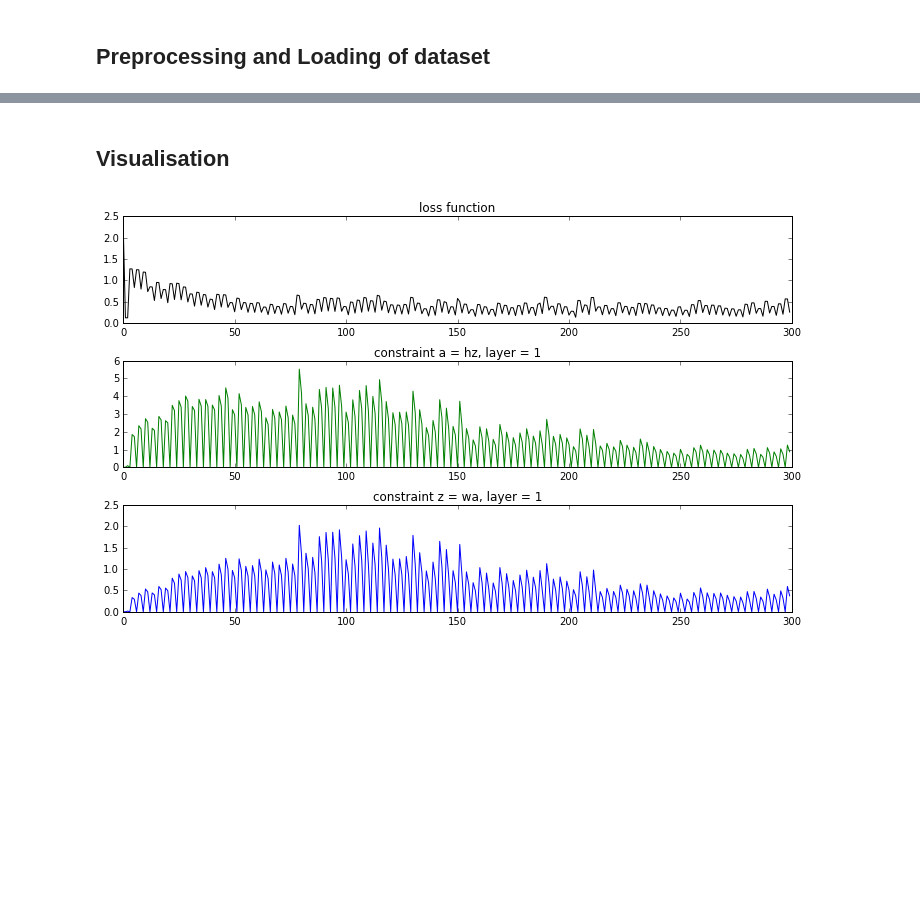
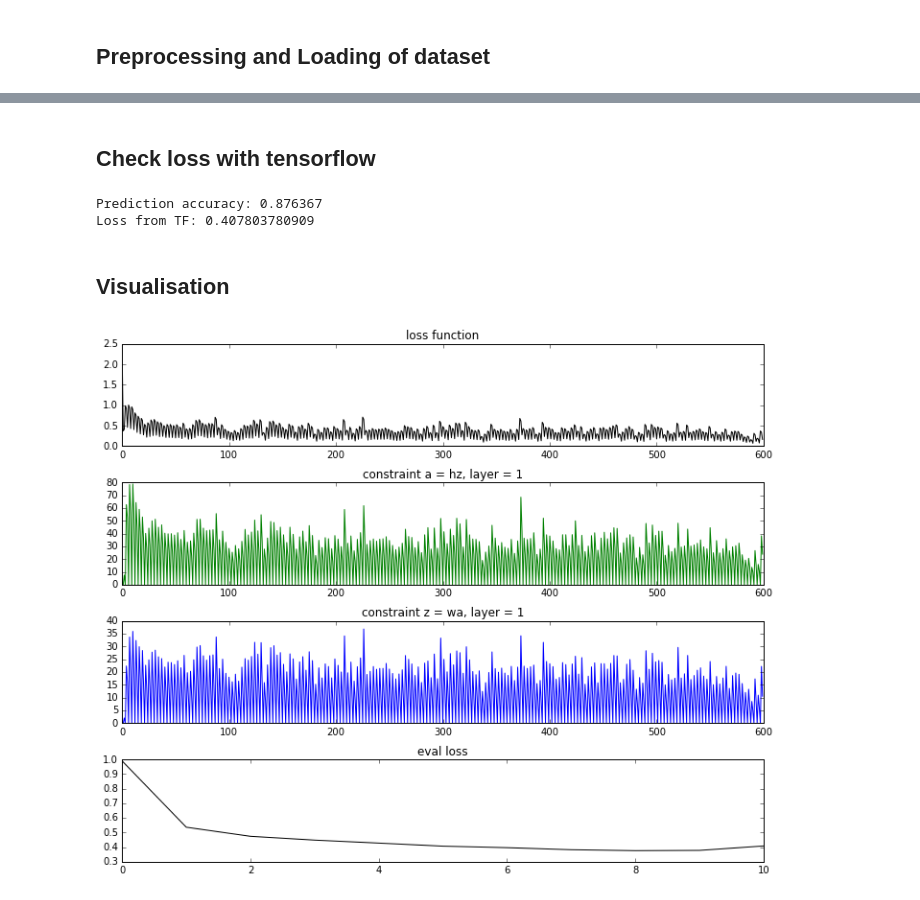
Before and after one commit to GrumpyZhou/IDP, a Jupyter notebook: zqj/admm_mini_batch.ipynb, the cells around one changed output, grey strips where cells are left out. Cells and saved outputs as stored; diff of their text form; code cells hidden in the pictures; blank space fills up the shorter version.

Commit message:
mini-batch bug fixed with regularization and global validation

```diff
--- a/zqj/admm_mini_batch.ipynb
+++ b/zqj/admm_mini_batch.ipynb
@@ -39,7 +22,7 @@ from NeuralNetwork.data_utils import *
 import time
 
 mnistDir = "NeuralNetwork/MnistData"
-(batchSize, testSize, valSize)=(300, 10000, 5000)
+(batchSize, testSize, valSize)=(300, 10000, 0)
 datasets = getMnistDataSets(mnistDir,valSize=valSize)
 train = datasets['train']
 test = datasets['test']
@@ -60,7 +43,7 @@ network = NeuralNetwork(train, validation, classNum, hiddenLayer, epsilon, batch
 weightConsWeight = 0.001
 activConsWeight = 0.001
 growingStep = 10
-iterOutNum = 100
+iterOutNum =200
 iterInNum = 3
 hasLambda = True
 calLoss = True
@@ -70,7 +53,7 @@ tic = time.time()
 network.trainWithMiniBatch(weightConsWeight, activConsWeight, growingStep,
                            iterOutNum, iterInNum, hasLambda, calLoss=calLoss,
                            lossType='smx', minMethod='prox', tau=1, ite=10,
-                           regWeight=0.001, dampWeight=0.0, evaluate=True)
+                           regWeight=1, dampWeight=0.0, evaluate=True)
 
 
 toc = time.time()
@@ -87,3 +83,37 @@ LinAlgError: SVD did not converge
+# %% [markdown]
+## Check loss with tensorflow
+# %%
+import tensorflow as tf
+def preprocess(X):
+
+#     # return X
+#     X = X.astype(np.float64)
+#     # Mean subtraction
+#     X -= np.mean(X)
+#     # Normalization
+   # X /= np.std(X, axis = 0)
+    return X
+
+def calLossWithTF(Y_tr, logits):
+    with tf.Graph().as_default() as g:
+        sess = tf.InteractiveSession()
+        cross_entropy = tf.nn.sparse_softmax_cross_entropy_with_logits(
+          logits, np.int64(Y_tr), name='xentropy')
+        loss = tf.reduce_mean(cross_entropy, name='xentropy_mean')
+    return sess.run(loss)
+
+w = network.W
+ypred, z = network.predictByFeed(train.images,w)
+print 'Prediction accuracy: %f' %np.mean(ypred == train.labels)
+
+lossTF = calLossWithTF(train.labels, z.T)
+print 'Loss from TF:', lossTF
+
+# print network.softMaxLossTest(w)
+# print network.validate(w, 'smx', dataType='train')
+# %% [output]
+Prediction accuracy: 0.876367
+Loss from TF: 0.407803780909
 # %% [markdown]
 ## Visualisation
 # %%
@@ -94,34 +124,35 @@ if calLoss:
 
     dataLoss = fig.add_subplot(gs[0,:])
     dataLoss.set_title('loss function')
     dataLoss.plot(network.dataLoss, 'k-')
 
     for l in range(0,L):
         aloss = fig.add_subplot(gs[1,l])
         aloss.set_title('constraint a = hz, layer = %d' % (l+1))
         aloss.plot(network.aConstrLoss[l], 'g-')
+        #print network.aConstrLoss[l]
 
         zloss = fig.add_subplot(gs[2,l])
         zloss.set_title('constraint z = wa, layer = %d' % (l+1))
         zloss.plot(network.zConstrLoss[l], 'b-')
 
 #             lag = fig.add_subplot(gs[3,:])
 #             lag.set_title('lagrange term')
 #             lag.plot(network.lagraLoss, 'r-')
 
-#     evaLoss = fig.add_subplot(gs[3,:])
-#     evaLoss.set_title('eval loss')
-#     evaLoss.plot(network.evalLoss, 'k-')
+        evaLoss = fig.add_subplot(gs[3,:])
+        evaLoss.set_title('eval loss')
+        evaLoss.plot(network.evalLoss, 'k-')
 
 #     zLLoss = fig.add_subplot(gs[3,:])
 #     zLLoss.set_title('output layer zL')
 #     zLLoss.plot(network.evalLoss, 'k-')
 
 #     total = fig.add_subplot(gs[4,:])
 #     total.set_title('total loss ')
 #     total.plot(network.totalLoss, 'r-')
 
     plt.tight_layout()
     plt.show()
 # %% [output]
-[figure, old version]
+[figure, new version]
```
Also changed, not shown: parts of 3 cells of this notebook.
